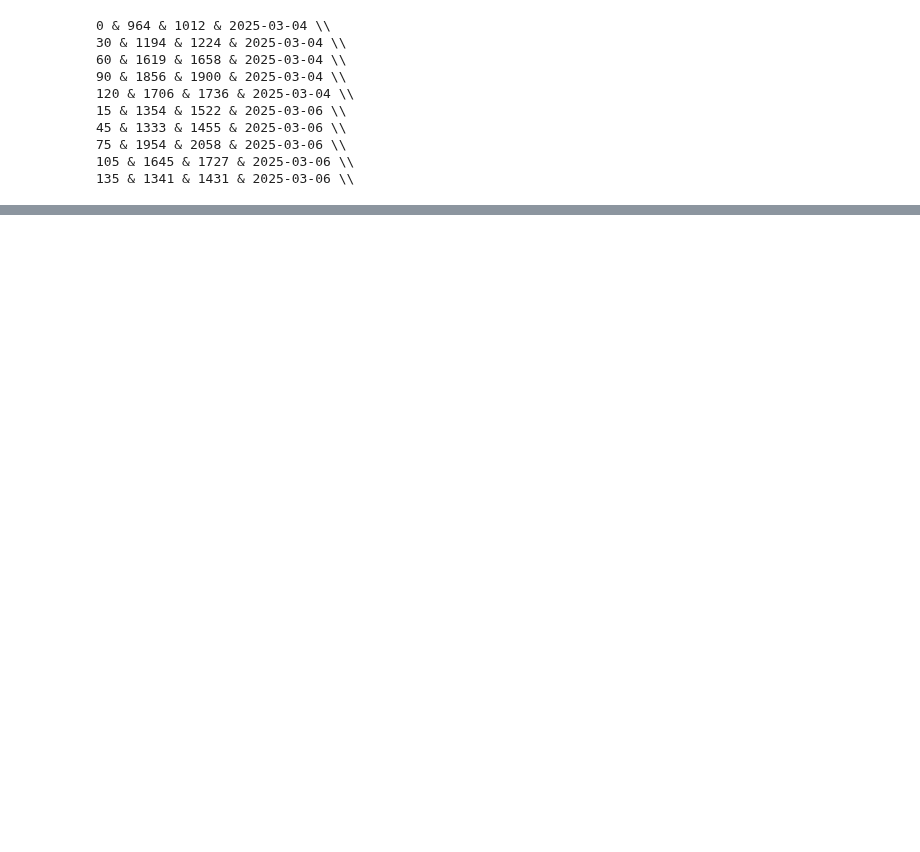
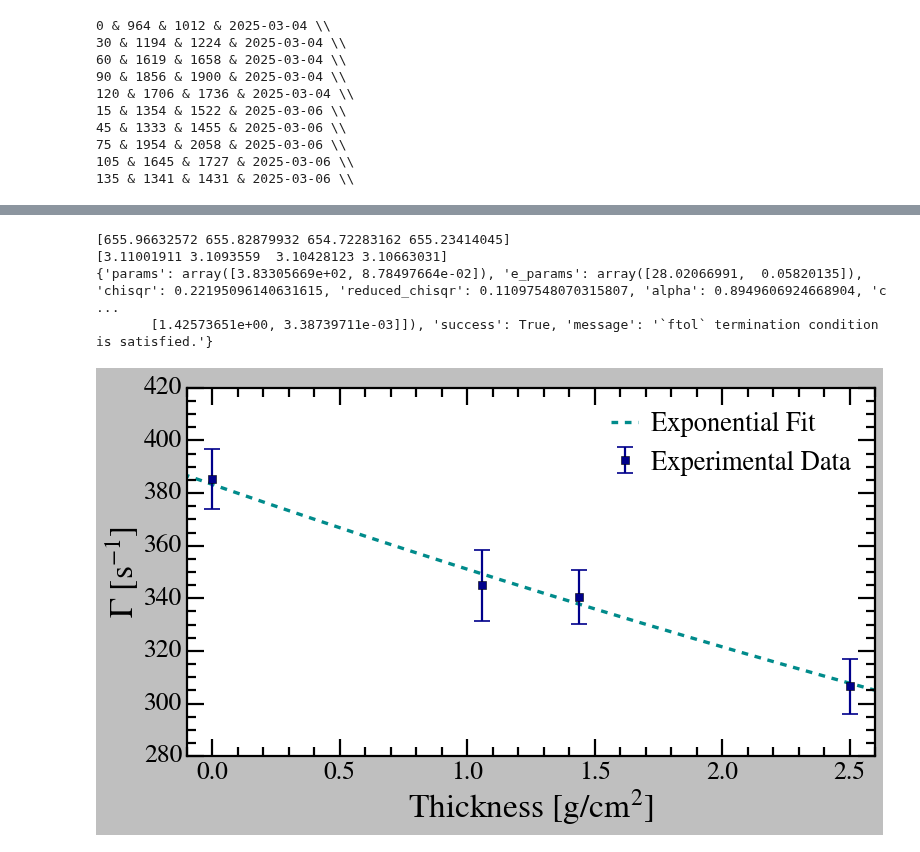
Before and after one commit to vinh-qtran/mit-jlab-sp25, a Jupyter notebook: compton/analysis.ipynb, the cells around one changed output, grey strips where cells are left out. Cells and saved outputs as stored; diff of their text form; code cells hidden in the pictures; blank space fills up the shorter version.

```diff
--- a/compton/analysis.ipynb
+++ b/compton/analysis.ipynb
@@ -470,12 +496,12 @@ helpers.set_plot_configs()
 # %%
-metadata_att = {
+attenuation_metadata = {
     0 : ['0_0311.Spe','data/2025-03-11'],
     1 : ['1_0311.Spe','data/2025-03-11'],
     2 : ['2_0311.Spe','data/2025-03-11'],
     3 : ['3_0311.Spe','data/2025-03-11'],
 }
 
-thickness = {
+material_thickness = {
     0 : 0,
     1 : 1.44,
     2 : 1.06,
@@ -540 +510,6 @@ class AttenuationMeasurements:
+# %%
+attenuation_measurements = ComptonMeasurements(metadata=attenuation_metadata,
+                                               detectors=['attenuation'],
+                                               material_thickness=material_thickness,
+                                               peak_idx=-1,thredshold_ratio=1/3)
 # %%
@@ -591,0 +546,18 @@ plt.show()
+# %%
+fig, ax = plt.subplots(figsize=(10, 6))
+
+print(attenuation_measurements.photon_mu_energy)
+print(attenuation_measurements.photon_mu_energy_err)
+
+show_attenuation(attenuation_measurements,ax)
+
+plt.tight_layout()
+#plt.savefig('report/Figures/attenuation.png')
+
+plt.show()
+# %% [output]
+[655.96632572 655.82879932 654.72283162 655.23414045]
+[3.11001911 3.1093559  3.10428123 3.10663031]
+{'params': array([3.83305669e+02, 8.78497664e-02]), 'e_params': array([28.02066991,  0.05820135]), 'chisqr': 0.22195096140631615, 'reduced_chisqr': 0.11097548070315807, 'alpha': 0.8949606924668904, 'c ...
+       [1.42573651e+00, 3.38739711e-03]]), 'success': True, 'message': '`ftol` termination condition is satisfied.'}
+[figure, added]
```
Also changed, not shown: parts of 14 cells of this notebook, 10 other files.
